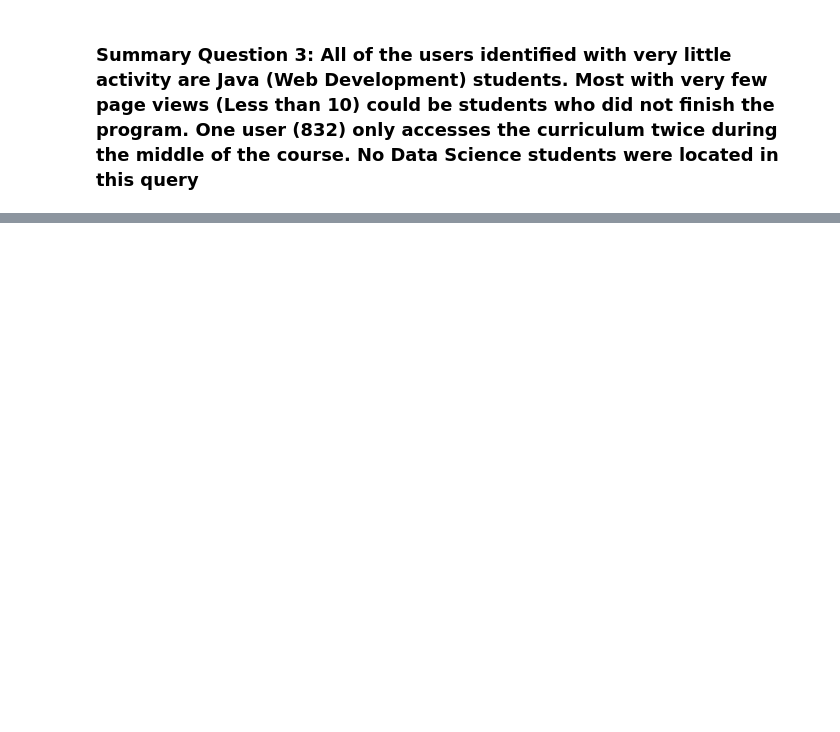
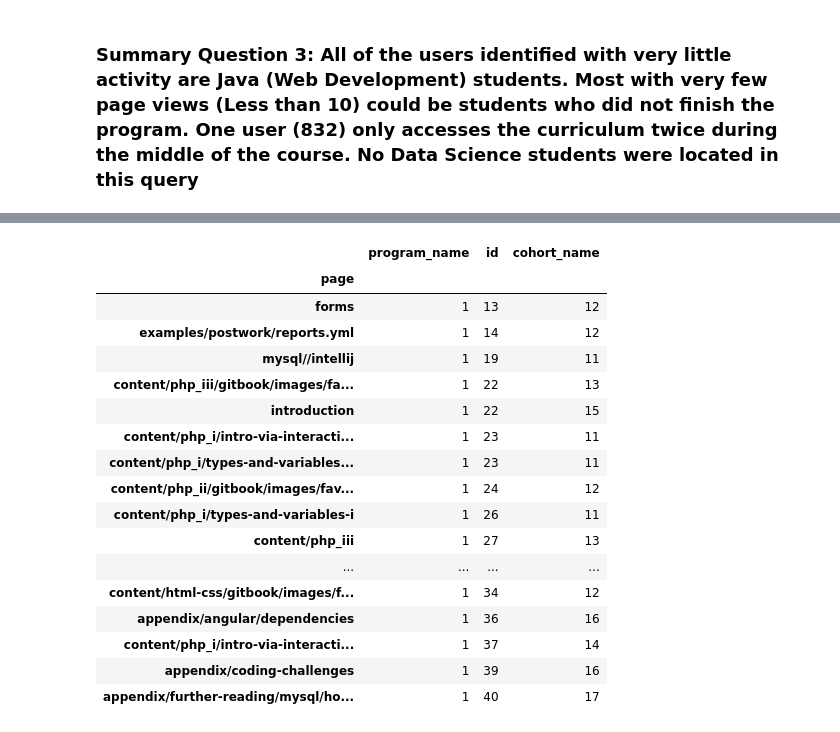
Before and after one commit to codeupdonuts/anomaly-project, a Jupyter notebook: final_project_notebook.ipynb, the cells around one changed output, grey strips where cells are left out. Saved outputs shown, nothing was run; the diff lists cells and outputs as text; code cells hidden in the pictures; blank space fills up the shorter version.

```diff
--- a/final_project_notebook.ipynb
+++ b/final_project_notebook.ipynb
@@ -470,0 +543,24 @@ user_56.head(10)
+# %%
+#curriculum pages viewed by java program students
+
+java_page_access = df[df['program_name'] == 'Java'].groupby(['page'])['program_name', 'id', 'cohort_name'].nunique()
+java_page_access[java_page_access['cohort_name'] >(.39*df['cohort_name'][df['program_name'] == 'Java'].nunique())].sort_values(by=['id']).head(20)
+# %% [output]
+|  | program_name | id | cohort_name |
+| page |  |  |  |
+| forms | 1 | 13 | 12 |
+| examples/postwork/reports.yml | 1 | 14 | 12 |
+| mysql//intellij | 1 | 19 | 11 |
+| content/php_iii/gitbook/images/fa... | 1 | 22 | 13 |
+| introduction | 1 | 22 | 15 |
+| content/php_i/intro-via-interacti... | 1 | 23 | 11 |
+| content/php_i/types-and-variables... | 1 | 23 | 11 |
+| content/php_ii/gitbook/images/fav... | 1 | 24 | 12 |
+| content/php_i/types-and-variables-i | 1 | 26 | 11 |
+| content/php_iii | 1 | 27 | 13 |
+| ... | ... | ... | ... |
+| content/html-css/gitbook/images/f... | 1 | 34 | 12 |
+| appendix/angular/dependencies | 1 | 36 | 16 |
+| content/php_i/intro-via-interacti... | 1 | 37 | 14 |
+| appendix/coding-challenges | 1 | 39 | 16 |
+| appendix/further-reading/mysql/ho... | 1 | 40 | 17 |
```
Also changed, not shown: parts of 10 cells of this notebook.
